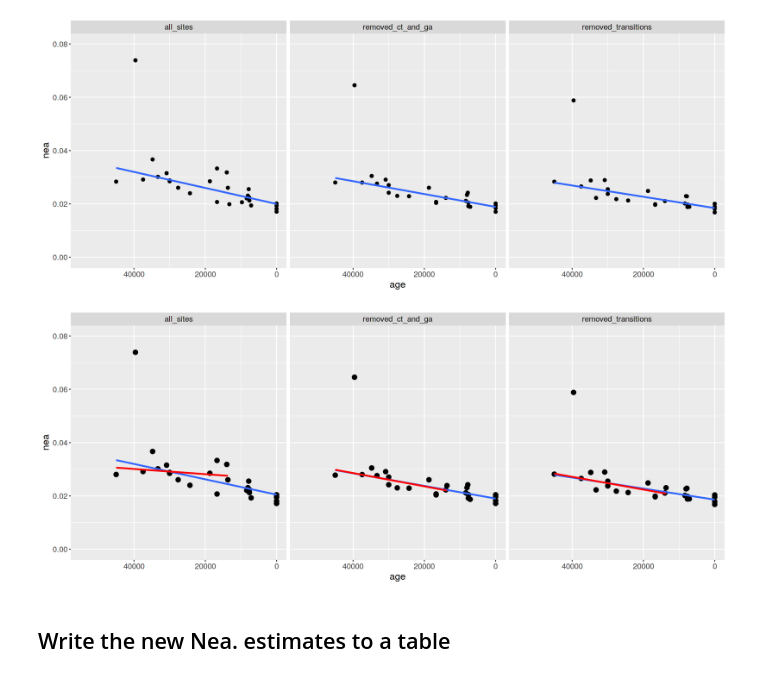
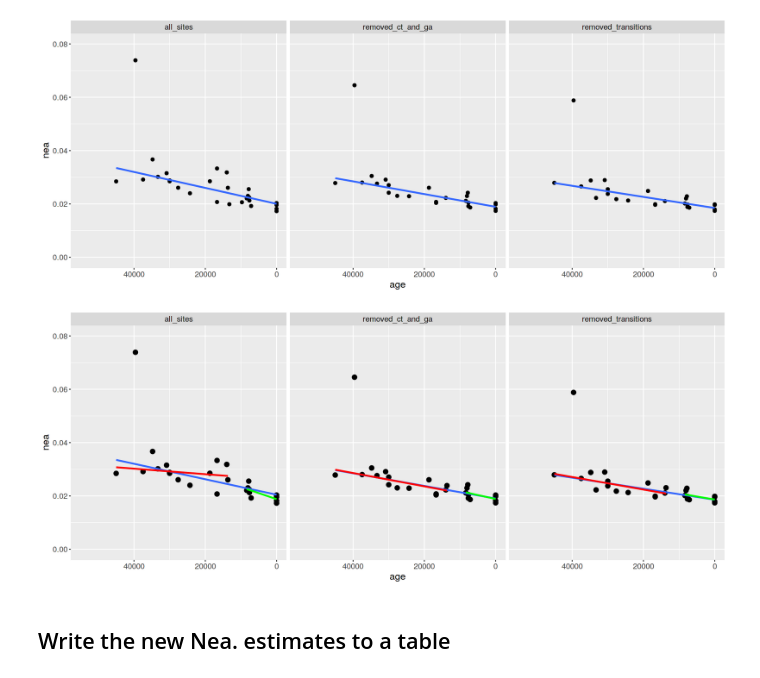
Before and after one commit to bodkan/nea-over-time, a Jupyter notebook: notebooks/aDNA_quality_checks.ipynb, the cells around one changed output. Drawn from its saved outputs; the diff is of its cells as text; code cells hidden in the pictures.

```diff
--- a/notebooks/aDNA_quality_checks.ipynb
+++ b/notebooks/aDNA_quality_checks.ipynb
@@ -289,19 +295,21 @@ filter(nea_ancestry,
 # %%
 options(repr.plot.width=15, repr.plot.height=6)
 
 filter(nea_ancestry,
        missing < missing_cutoff,
        (set == "all" | !name %in% c("Satsurblia", "Kotias"))) %>%
 { ggplot(.) +
   geom_point(aes(age, nea), size=3) +
   lims(y=c(0, 0.08), x=c(55000, 0)) +
   geom_smooth(aes(age, nea), method="lm", se=FALSE, data=filter(., name != "Oase1")) +
   geom_smooth(aes(age, nea), alpha=0.2, color="red", method="lm", se=FALSE, data=filter(., name != "Oase1", age > 10000)) +
+  geom_smooth(aes(age, nea), alpha=0.2, color="green", method="lm", se=FALSE, data=filter(., name != "Oase1", age < 10000)) +
+
   facet_grid(. ~ set) +
   theme(text=element_text(size=15))
 }
 # %% [output]
-[figure, old version]
+[figure, new version]
 # %% [markdown]
 ## Write the new Nea. estimates to a table
 # %%
```
Also changed, not shown: parts of 6 cells of this notebook.
